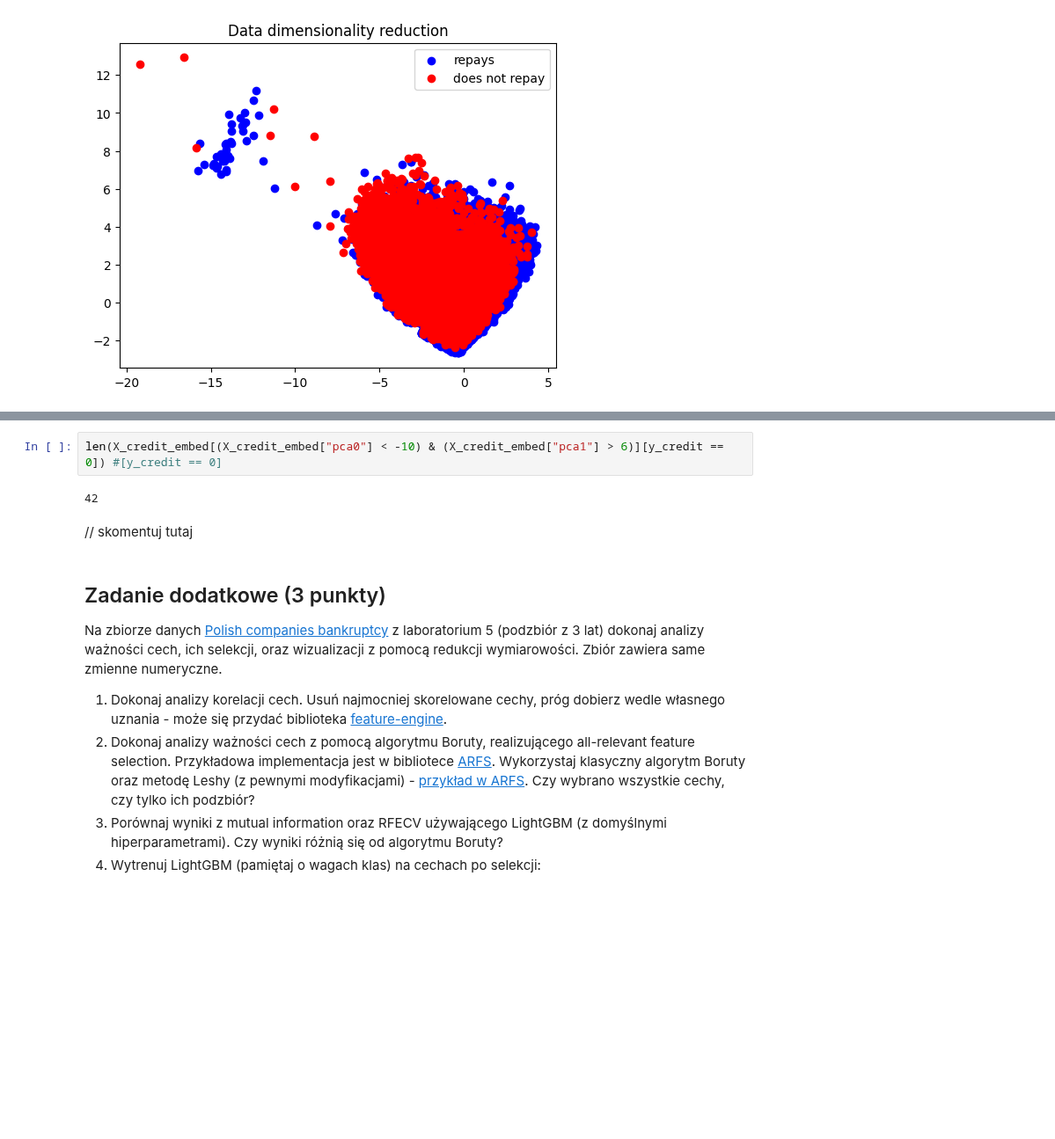
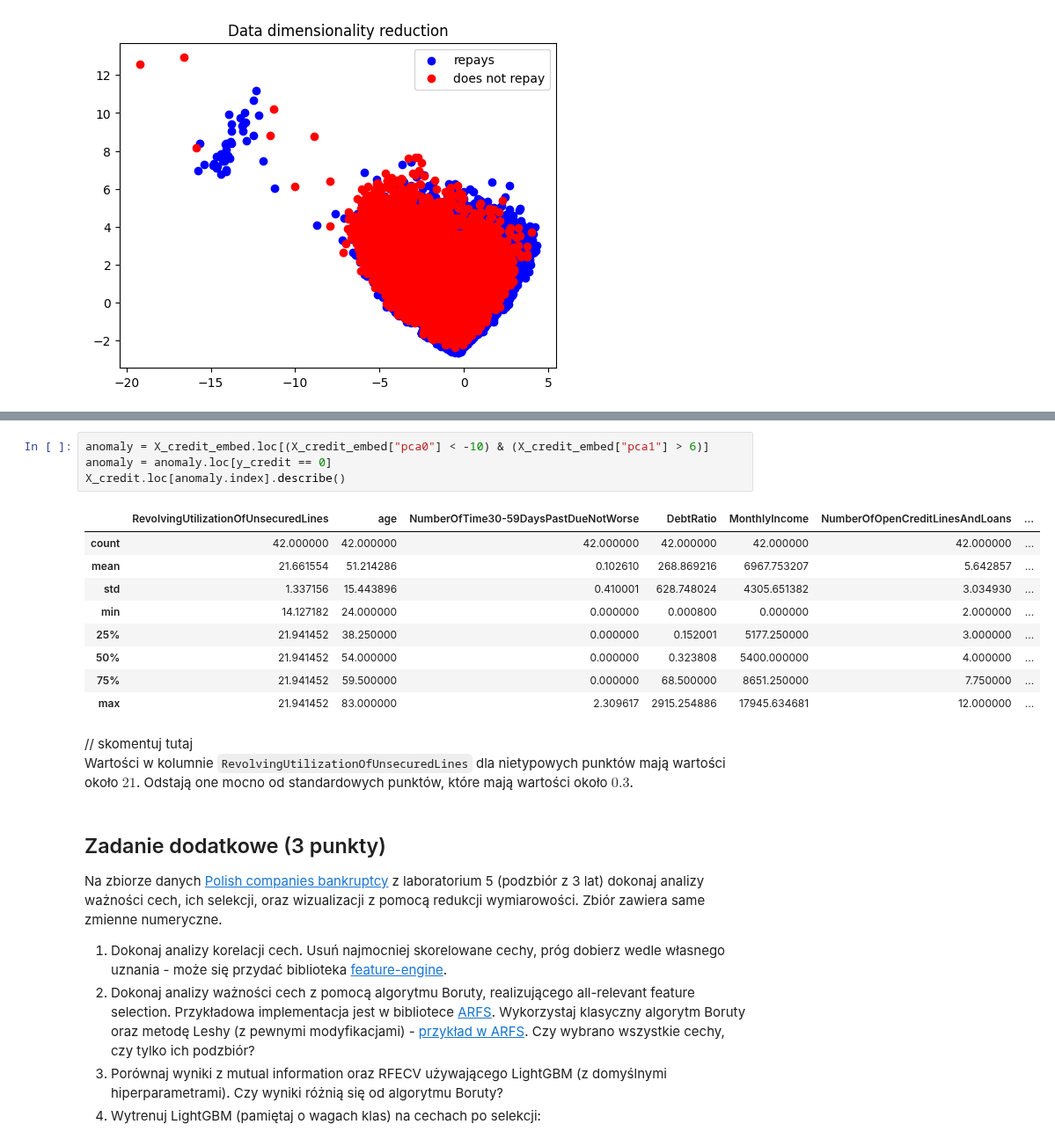
Before and after one commit to mpodmokly/podstawy-uczenia-maszynowego-24-25, a Jupyter notebook: lab6/notebook.ipynb, the cells around one changed output, grey strips where cells are left out. Shown at 88% size. Drawn from its saved outputs; the diff is of its cells as text; blank space fills up the shorter version.

```diff
--- a/lab6/notebook.ipynb
+++ b/lab6/notebook.ipynb
@@ -835,9 +843,20 @@ Name: SeriousDlqin2yrs, Length: 144556, dtype: int64
 # %%
-len(X_credit_embed[(X_credit_embed["pca0"] < -10) & (X_credit_embed["pca1"] > 6)][y_credit == 0]) #[y_credit == 0]
+anomaly = X_credit_embed.loc[(X_credit_embed["pca0"] < -10) & (X_credit_embed["pca1"] > 6)]
+anomaly = anomaly.loc[y_credit == 0]
+X_credit.loc[anomaly.index].describe()
 # %% [output]
-42
+|  | RevolvingUtilizationOfUnsecuredLines | age | NumberOfTime30-59DaysPastDueNotWorse | DebtRatio | MonthlyIncome | NumberOfOpenCreditLinesAndLoans | ... |
+| count | 42.000000 | 42.000000 | 42.000000 | 42.000000 | 42.000000 | 42.000000 | ... |
+| mean | 21.661554 | 51.214286 | 0.102610 | 268.869216 | 6967.753207 | 5.642857 | ... |
+| std | 1.337156 | 15.443896 | 0.410001 | 628.748024 | 4305.651382 | 3.034930 | ... |
+| min | 14.127182 | 24.000000 | 0.000000 | 0.000800 | 0.000000 | 2.000000 | ... |
+| 25% | 21.941452 | 38.250000 | 0.000000 | 0.152001 | 5177.250000 | 3.000000 | ... |
+| 50% | 21.941452 | 54.000000 | 0.000000 | 0.323808 | 5400.000000 | 4.000000 | ... |
+| 75% | 21.941452 | 59.500000 | 0.000000 | 68.500000 | 8651.250000 | 7.750000 | ... |
+| max | 21.941452 | 83.000000 | 2.309617 | 2915.254886 | 17945.634681 | 12.000000 | ... |
-# %% [markdown]
-// skomentuj tutaj<br>
+# %% [markdown]
+// skomentuj tutaj<br>
+Wartości w kolumnie `RevolvingUtilizationOfUnsecuredLines` dla nietypowych punktów mają wartości około $21$. Odstają one mocno od standardowych punktów, które mają wartości około $0.3$.
 # %% [markdown]
 ## Zadanie dodatkowe (3 punkty)
 
```
Also changed, not shown: parts of 5 cells of this notebook.
